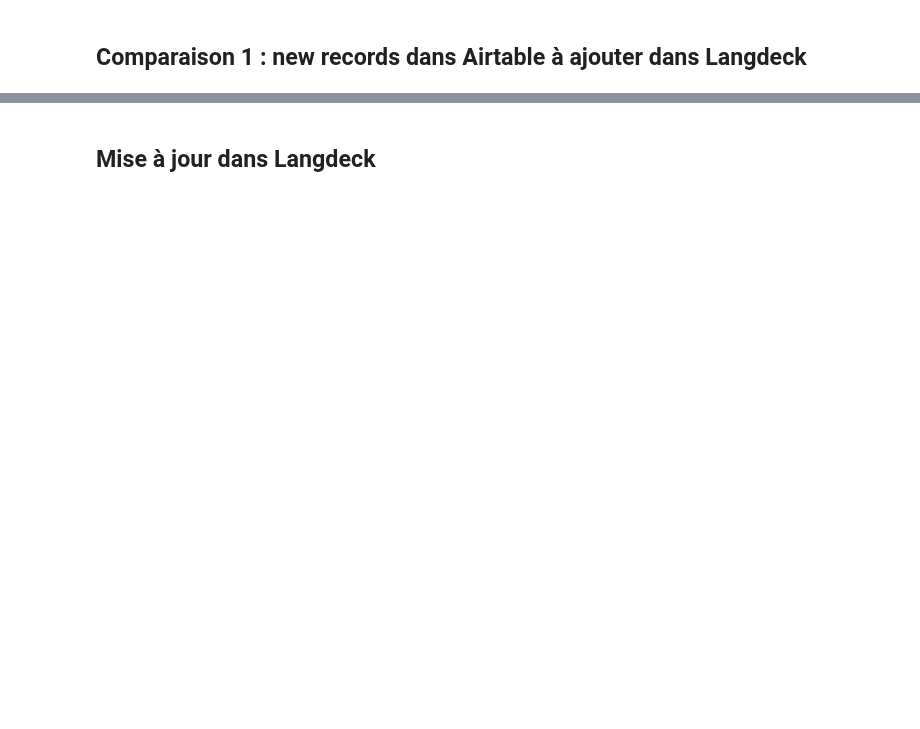
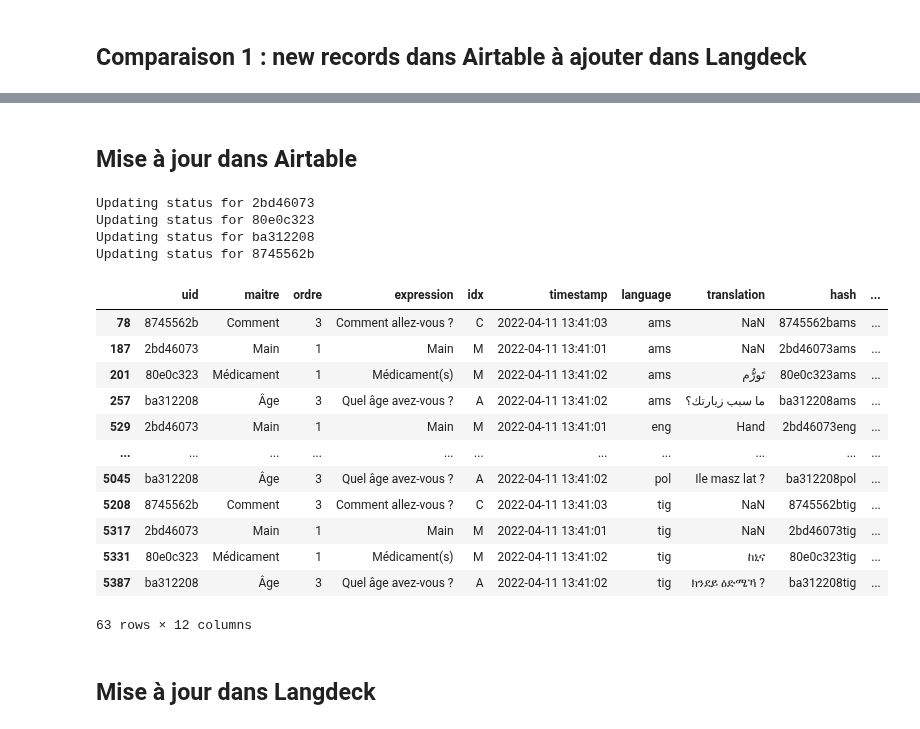
Before and after one commit to gretiere545/corpus, a Jupyter notebook: corpus_sync_airtable.ipynb, the cells around one changed output, grey strips where cells are left out. Cells and saved outputs as stored; diff of their text form; code cells hidden in the pictures; blank space fills up the shorter version.

```diff
--- a/corpus_sync_airtable.ipynb
+++ b/corpus_sync_airtable.ipynb
@@ -299,3 +313,8 @@ result.drop_duplicates(subset=['uid'], inplace=True, keep='last')
 set_with_dataframe(t_corpus, result)
 # %% [markdown]
 # Regroupement pour Langdeck
+# %%
+def compare_langdeck_time(hash, time):
+  ts1 = time
+  ts2 = df_langdeck.loc[df_langdeck["hash"]==hash]["unixtime"].values[0]
+  return ts1 > ts2
@@ -314,6 +338,8 @@ def get_df_airtable_for_langdeck():
   #Fonction lambda pour récupérer le nom long de la langue (https://stackoverflow.com/questions/2191699/find-an-element-in-a-list-of-tuples)
   df_airtable_for_langdeck["language_fulltext"] = df_airtable_for_langdeck["language"].apply(lambda x:[item for item in [(a_dict["trigramme"],a_dict["language"]) for a_dict in vk_languages] if item[0] == x][0][1])
   df_airtable_for_langdeck['timestamp'] = df_airtable_for_langdeck['timestamp'].astype('datetime64[s]')
+  df_airtable_for_langdeck['unixtime'] = df_airtable_for_langdeck['timestamp'].astype('datetime64[s]').astype('int')
+
   return df_airtable_for_langdeck
 # %% [markdown]
 ### Vérification qu'il n'existe pas des doublons
@@ -390,3 +425,39 @@ KeyboardInterrupt: ignored
+# %% [markdown]
+## Mise à jour dans Airtable
+# %%
+for index, row in df_newly_updated_in_langdeck.iterrows():
+  if row["uid"] is not None:
+    record = airtable.match('UID', row["uid"])
+    if bool(record) is True:
+      aDict = {}
+      aDict[row["language"]] = row["translation"]
+      airtable.update(record['id'], aDict)
+      print ("Updating status for " + row["uid"])
+# %% [output]
+Updating status for 2bd46073
+Updating status for 80e0c323
+Updating status for ba312208
+Updating status for 8745562b
+# %%
+df_airtable_for_langdeck = get_df_airtable_for_langdeck()
+df_airtable_for_langdeck["last_updated"] = df_airtable_for_langdeck[["hash","unixtime"]].apply(lambda x:compare_langdeck_time(x[0],x[1]), axis=1)
+df_newly_updated_in_airtable = df_airtable_for_langdeck.loc[df_airtable_for_langdeck["last_updated"]]
+# %%
+df_newly_updated_in_airtable
+# %% [output]
+|  | uid | maitre | ordre | expression | idx | timestamp | language | translation | hash | ... |
+| 78 | 8745562b | Comment | 3 | Comment allez-vous ? | C | 2022-04-11 13:41:03 | ams | NaN | 8745562bams | ... |
+| 187 | 2bd46073 | Main | 1 | Main | M | 2022-04-11 13:41:01 | ams | NaN | 2bd46073ams | ... |
+| 201 | 80e0c323 | Médicament | 1 | Médicament(s) | M | 2022-04-11 13:41:02 | ams | تَورُّم | 80e0c323ams | ... |
+| 257 | ba312208 | Âge | 3 | Quel âge avez-vous ? | A | 2022-04-11 13:41:02 | ams | ما سبب زيارتك؟ | ba312208ams | ... |
+| 529 | 2bd46073 | Main | 1 | Main | M | 2022-04-11 13:41:01 | eng | Hand | 2bd46073eng | ... |
+| ... | ... | ... | ... | ... | ... | ... | ... | ... | ... | ... |
+| 5045 | ba312208 | Âge | 3 | Quel âge avez-vous ? | A | 2022-04-11 13:41:02 | pol | Ile masz lat ? | ba312208pol | ... |
+| 5208 | 8745562b | Comment | 3 | Comment allez-vous ? | C | 2022-04-11 13:41:03 | tig | NaN | 8745562btig | ... |
+| 5317 | 2bd46073 | Main | 1 | Main | M | 2022-04-11 13:41:01 | tig | NaN | 2bd46073tig | ... |
+| 5331 | 80e0c323 | Médicament | 1 | Médicament(s) | M | 2022-04-11 13:41:02 | tig | ከኒና | 80e0c323tig | ... |
+| 5387 | ba312208 | Âge | 3 | Quel âge avez-vous ? | A | 2022-04-11 13:41:02 | tig | ክንደይ ዕድሜኻ ? | ba312208tig | ... |
+63 rows × 12 columns
 # %% [markdown]
 ## Mise à jour dans Langdeck
 # %%
```
Also changed, not shown: parts of 19 cells of this notebook.
